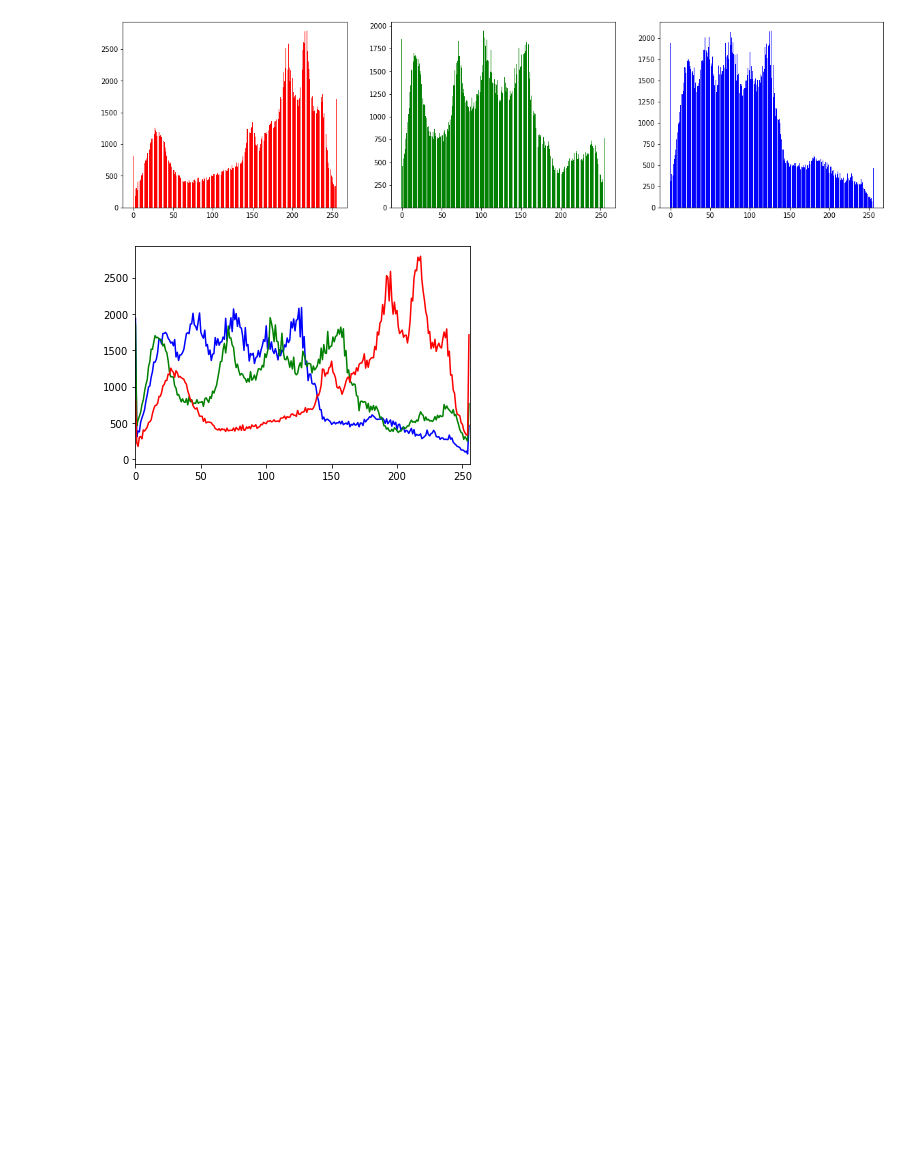
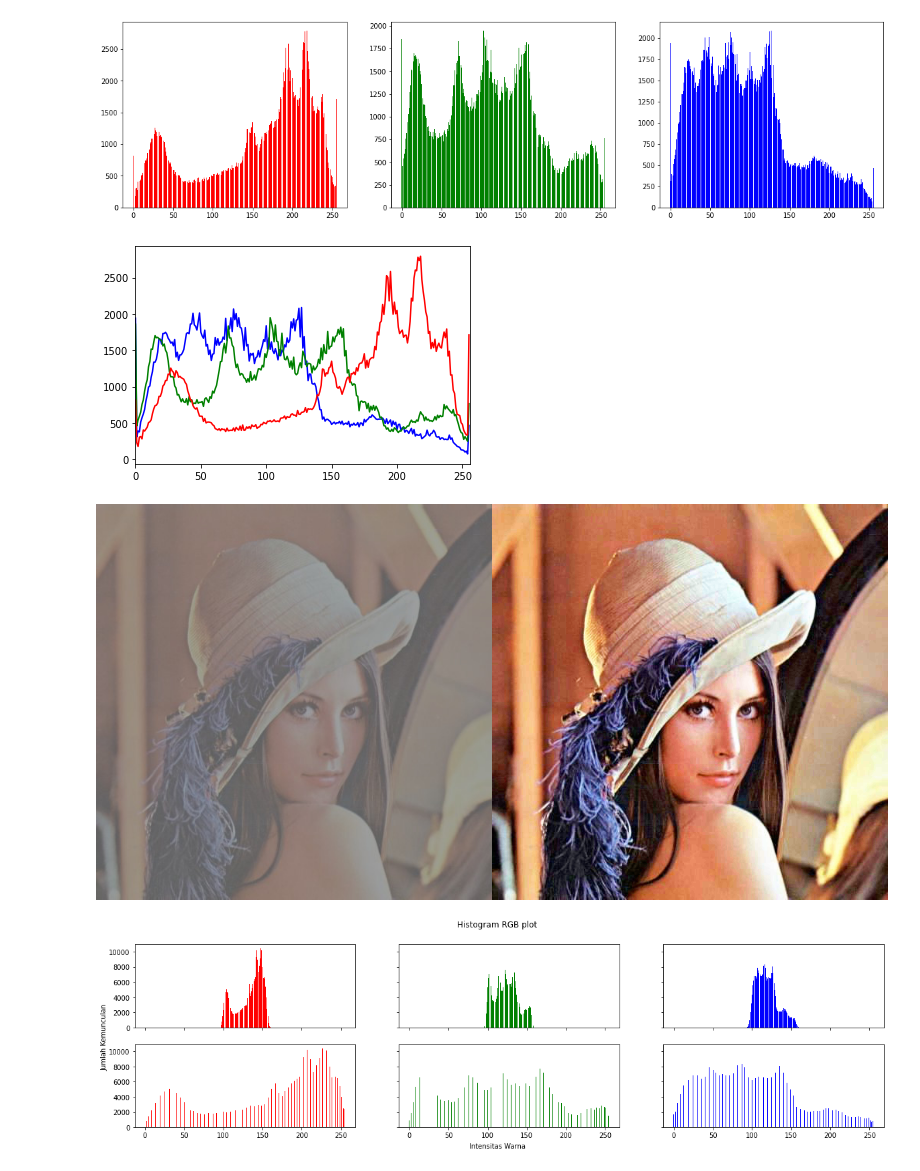
Before and after one commit to ab-rohman/Computer_Vision, a Jupyter notebook: Week6.ipynb, the cells around one changed output. Saved outputs shown, nothing was run; the diff lists cells and outputs as text; code cells hidden in the pictures; blank space fills up the shorter version.

```diff
--- a/Week6.ipynb
+++ b/Week6.ipynb
@@ -57,0 +125,66 @@ plt.show()
+# %%
+# 5. Membuat histogram citra seperti output histogram equalization
+img1 = cv.imread('/content/drive/MyDrive/Colab Notebooks/Images_PCVK/Images/lena_lc.jpg')
+def histog(img1):
+  height, width, depth = np.shape(img1)
+  ax = np.zeros((3,256))
+  for y in range(0,height) :
+    for x in range(0,width) :
+      ax[0][img1[y][x][0]] += 1
+      ax[1][img1[y][x][1]] += 1
+      ax[2][img1[y][x][2]] += 1
+  return ax
+
+histo_asli = histog(img1)
+
+#mengubah gambar asli menjadi sebuah array
+img_array = np.asarray(img1)
+#tahap pertama : melakukan normalisasi kumulatif pada gambar awal menggunakan bincount yang akan menghasilkan histogram array
+histogram_array = np.bincount(img_array.flatten(), minlength=256)
+
+#kemudian dinormalisasi secara kumulatif
+num_pixels = np. sum(histogram_array)
+histogram_array = histogram_array/num_pixels
+chistogram_array = np.cumsum(histogram_array)
+
+#tahap kedua : melakukan mapping table untuk setiap pixels
+transform_map = np.floor(255 * chistogram_array). astype (np.uint8)
+
+#tahap ketiga :Melakukan terformasi menggunakan function flutten menjadi list
+img_list = list(img_array.flatten())
+
+#melakukan transformasi nilai dari tiap pixels menjadi rata
+eq_img_list = [transform_map[p] for p in img_list]
+
+# membuat ulang image menjadi image of array
+eq_img_array = np.reshape(np.asarray(eq_img_list), img_array.shape)
+img2 = eq_img_array
+
+equal_histo = histog(img2)
+#proses penggabungan image
+final_frame = cv.hconcat((img1, img2))
+cv2_imshow(final_frame)
+
+names = np.arange (256)
+isgrayimg = np.array_equal(blue, green, red)
+if (isgrayimg == False):
+  fig, axs = plt.subplots(2, 3, figsize=[20,5], sharex=True, sharey=True)
+  fig.suptitle('Histogram RGB plot')
+  fig.text(0.09, 0.5, 'Jumlah Kemunculan', va='center', rotation='vertical')
+  fig.text(0.5, 0.04, 'Intensitas Warna', ha='center')
+  axs[0,0].bar(names, histo_asli[2], color='red')
+  axs[0,1].bar(names, histo_asli[1], color='green')
+  axs[0,2].bar(names, histo_asli[0], color='blue')
+  axs[1,0].bar(names, equal_histo[2], color='red')
+  axs[1,1].bar(names, equal_histo[1], color='green')
+  axs[1,2].bar(names, equal_histo[0], color='blue')
+else:
+  fig, axs = plt. subplots(1, 2, figsize=[20,5], sharex=Trbe, sharey=True)
+  fig. suptitle('Histogram RGB plot')
+  fig.text(0.09, 0.5, 'Jumlah Kemunculan', va='center', rotation='vertical')
+  fig.text(0.5, 0.94, 'Intensitas Warna', ha='center')
+  axs[0,0].bar(names, histo_asli[2], color='gray')
+  axs[0,1].bar(names, equal_histo[2], color='gray')
+# %% [output]
+[figure, added]
+[figure, added]
```
Also changed, not shown: parts of 1 cell of this notebook.
